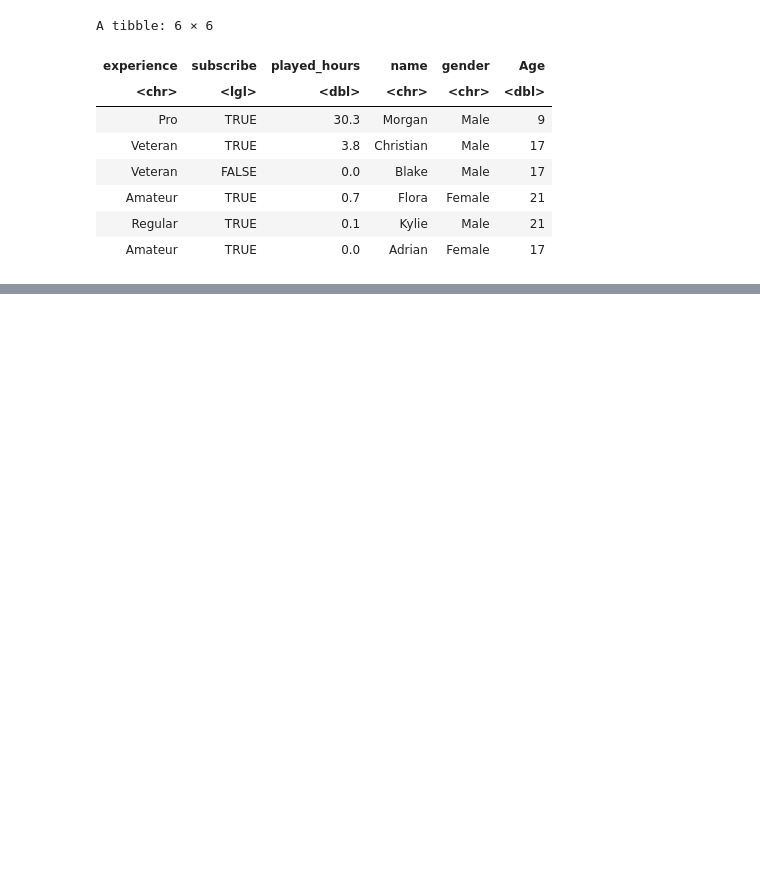
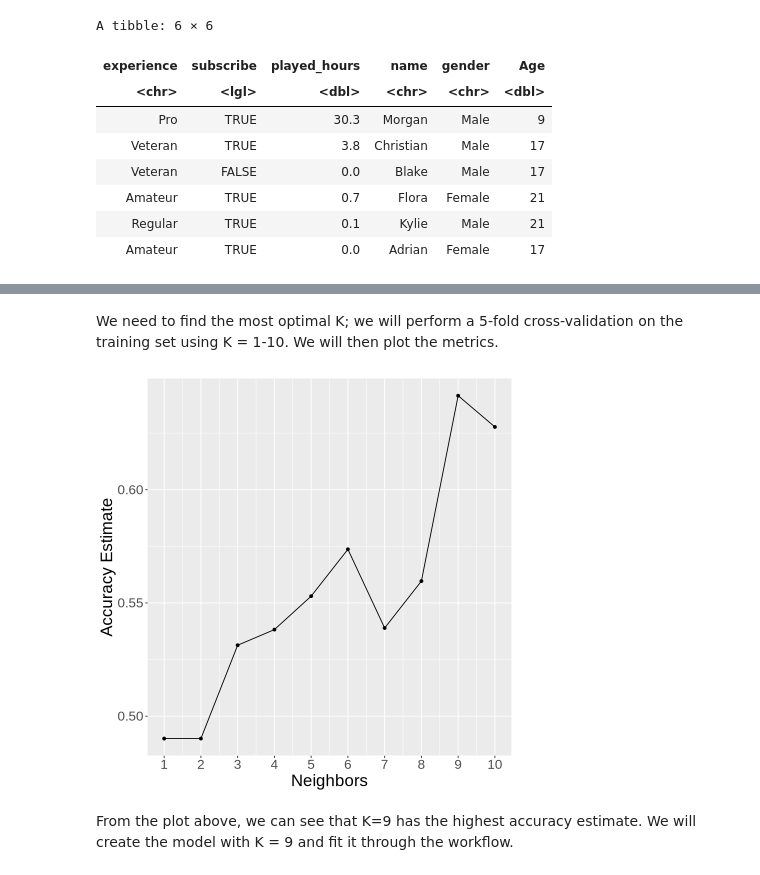
Before and after one commit to lucyzhaang/dsci-100-project, a Jupyter notebook: project_minecraft.ipynb, the cells around one changed output, grey strips where cells are left out. Saved outputs shown, nothing was run; the diff lists cells and outputs as text; code cells hidden in the pictures; blank space fills up the shorter version.

```diff
--- a/project_minecraft.ipynb
+++ b/project_minecraft.ipynb
@@ -75,6 +78,42 @@ Make model to see if experience and age model
 # %%
-players_recipe <- recipes( ~ . , players) |>
+set.seed(4)
+
+players_split <- initial_split(players_clean, prop = 0.75, strata = subscribe)
+players_training <- training(players_split)
+players_testing <- testing(players_split)
+
+players_recipe <- recipe(subscribe ~ . , players_training) |>
     step_center(all_predictors()) |>
     step_scale(all_predictors())
-
-players_spec
+# %% [markdown]
+We need to find the most optimal K; we will perform a 5-fold cross-validation on the training set using K = 1-10. We will then plot the metrics.
+# %%
+set.seed(4)
+
+players_tune <- nearest_neighbor(weight_func = "rectangular", neighbors = tune()) |>
+            set_engine("kknn") |>
+            set_mode("classification")
+
+players_vfold <- vfold_cv(players_training, v = 5, strata = subscribe)
+
+players_results <- workflow() |>
+                 add_recipe(players_recipe) |>
+                 add_model(players_tune) |>
+                 tune_grid(resamples = players_vfold, grid = tibble(neighbors = c(1:10))) |>
+                 collect_metrics()
+
+accuracies <- players_results |>
+                 filter(.metric == 'accuracy')
+
+cross_val_plot <- ggplot(accuracies, aes(x = neighbors, y = mean)) +
+                  geom_point() +
+                  geom_line() +
+                  labs(x = 'Neighbors', y = 'Accuracy Estimate') +
+                  theme(text = element_text(size = 20)) +
+                  scale_x_continuous(breaks = seq(0, 10, 1))
+
+cross_val_plot
+# %% [output]
+[figure, added]
+# %% [markdown]
+From the plot above, we can see that K=9 has the highest accuracy estimate. We will create the model with K = 9 and fit it through the workflow.
```
Also changed, not shown: parts of 7 cells of this notebook.
